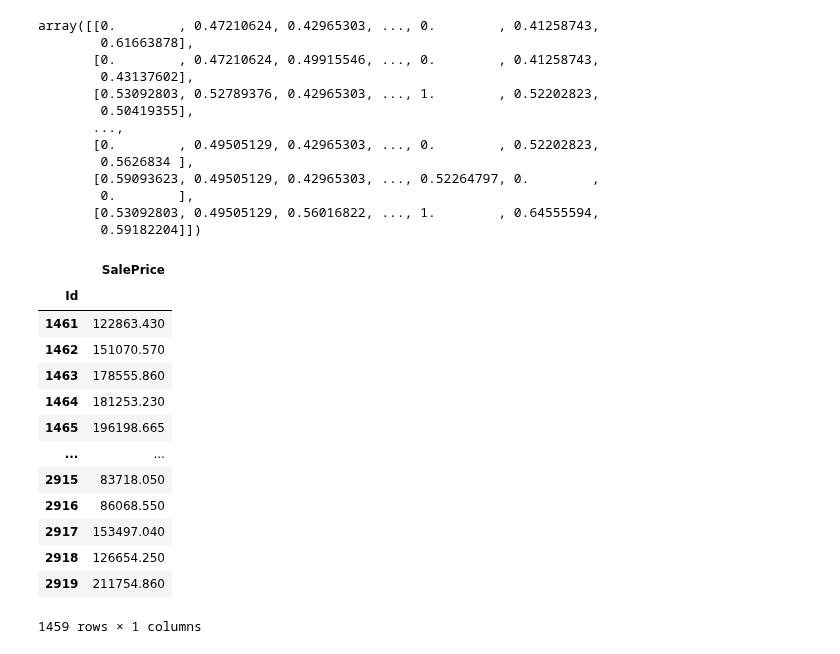
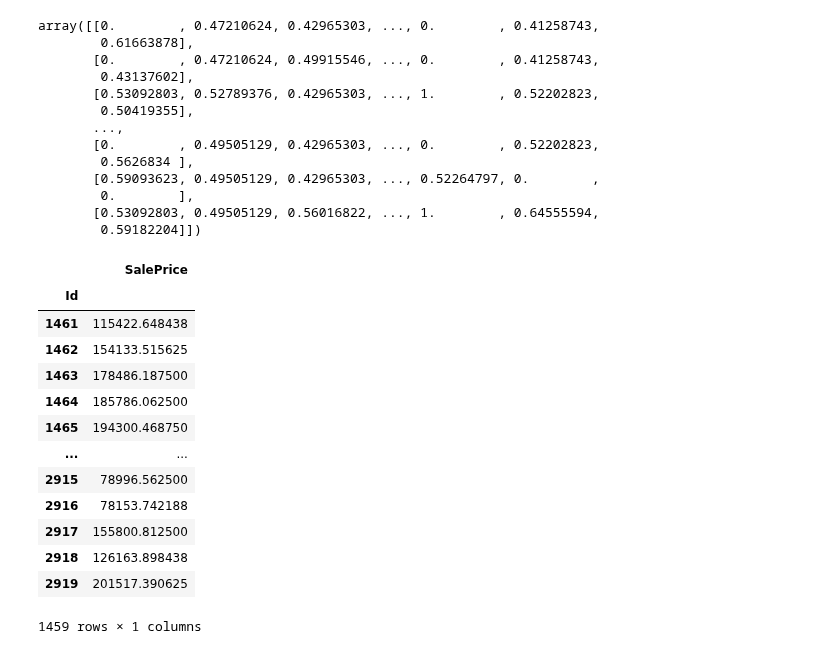
Before and after one commit to ashen007/HousePricePrediction, a Jupyter notebook: model/ensemble.ipynb, the cells around one changed output. Drawn from its saved outputs; the diff is of its cells as text; code cells hidden in the pictures.

Commit message:
more optimizations on bagging decision tree

```diff
--- a/model/ensemble.ipynb
+++ b/model/ensemble.ipynb
@@ -393,2 +391,0 @@ Forest_model.get_params()
-# %%
-Forest_model.fit(train_x, train_y)
@@ -406,0 +392,15 @@ r2_score(test_y, Forest_model.predict(test_x)), mean_squared_error(test_y, Fores
+# %%
+forest_grid = {'forest__max_depth': np.random.randint(2, 35, 25)}
+
+forest_GS = RandomizedSearchCV(Forest_model,
+                               param_distributions=forest_grid,
+                               n_iter=10,
+                               scoring={'r2': make_scorer(r2_score),
+                                        'mse': make_scorer(mean_squared_error)
+                                        },
+                               refit='mse',
+                               n_jobs=-1,
+                               cv=cv,
+                               return_train_score=True)
+
+forest_GS.fit(train_x, train_y)
@@ -406,0 +422,22 @@ r2_score(test_y, Forest_model.predict(test_x)), mean_squared_error(test_y, Fores
+# %%
+forest_model = Pipeline(steps=[('poly', PolynomialFeatures(degree=3)),
+                               ('forest',
+                                XGBRFRegressor(base_score=0.5, booster='gbtree',
+                                               colsample_bylevel=1, colsample_bytree=1,
+                                               enable_categorical=False, gamma=0, gpu_id=-1,
+                                               max_delta_step=0,
+                                               max_depth=13, min_child_weight=1,
+                                               n_estimators=100,
+                                               n_jobs=-1, num_parallel_tree=100,
+                                               objective='reg:squarederror',
+                                               predictor='auto', random_state=0, reg_alpha=0,
+                                               scale_pos_weight=1, tree_method='exact',
+                                               validate_parameters=1))])
+
+# (0.8364032786197753, 31774.386618074877)
+# (0.8379728446988419, 31621.595670519357)
+# (0.837409422097269, 31676.52738924592)
+# 13-(0.857763488096932, 29627.52848877842)
+# 15-(0.8577252702277984, 29631.50856724573)
+forest_model.fit(train_x, train_y)
+r2_score(test_y, forest_model.predict(test_x)), mean_squared_error(test_y, forest_model.predict(test_x), squared=False)
@@ -576,21 +561,21 @@ array([[0.        , 0.47210624, 0.42965303, ..., 0.        , 0.41258743,
        [0.53092803, 0.49505129, 0.56016822, ..., 1.        , 0.64555594,
         0.59182204]])
 # %%
-prediction = pd.DataFrame(data=dt_model.predict(X_t), index=house_test_data.index, columns=['SalePrice'])
+prediction = pd.DataFrame(data=forest_model.predict(X_t), index=house_test_data.index, columns=['SalePrice'])
 prediction
 # %% [output]
 |  | SalePrice |
 | Id |  |
-| 1461 | 122863.430 |
-| 1462 | 151070.570 |
-| 1463 | 178555.860 |
-| 1464 | 181253.230 |
-| 1465 | 196198.665 |
+| 1461 | 115422.648438 |
+| 1462 | 154133.515625 |
+| 1463 | 178486.187500 |
+| 1464 | 185786.062500 |
+| 1465 | 194300.468750 |
 | ... | ... |
-| 2915 | 83718.050 |
-| 2916 | 86068.550 |
-| 2917 | 153497.040 |
-| 2918 | 126654.250 |
-| 2919 | 211754.860 |
+| 2915 | 78996.562500 |
+| 2916 | 78153.742188 |
+| 2917 | 155800.812500 |
+| 2918 | 126163.898438 |
+| 2919 | 201517.390625 |
 1459 rows × 1 columns
 # %%
```
Also changed, not shown: parts of 16 cells of this notebook, 1 other file.
